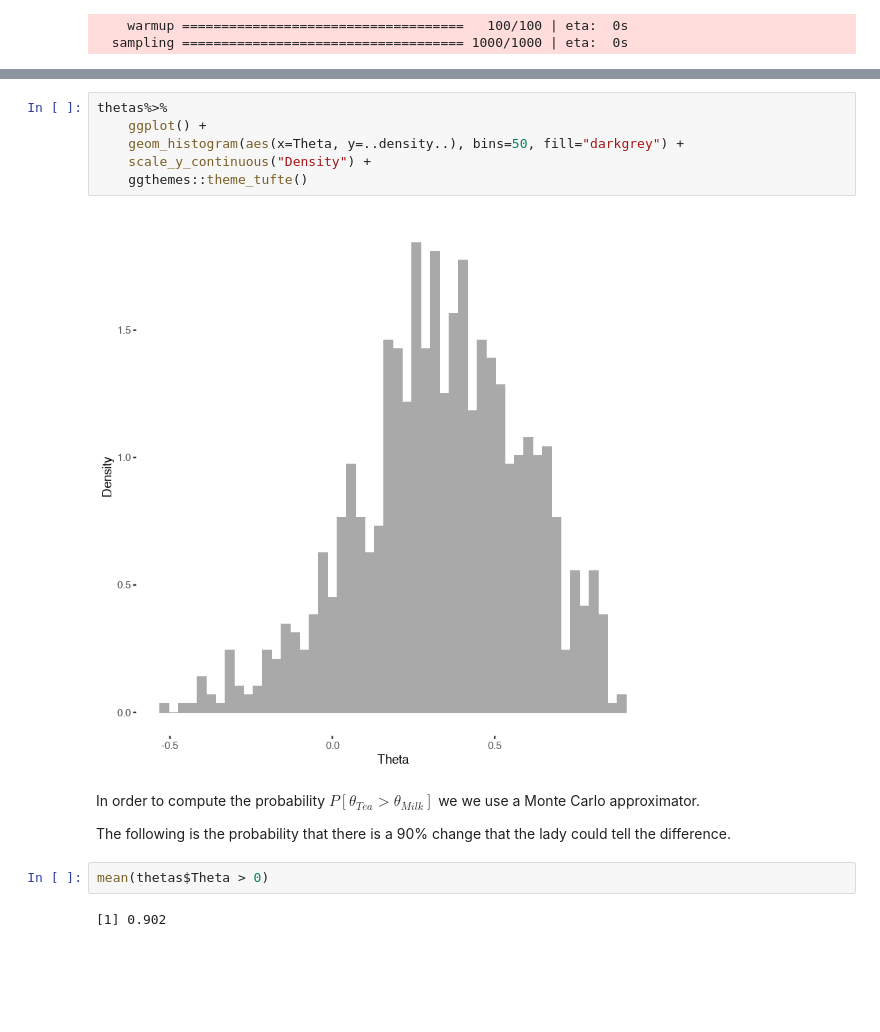
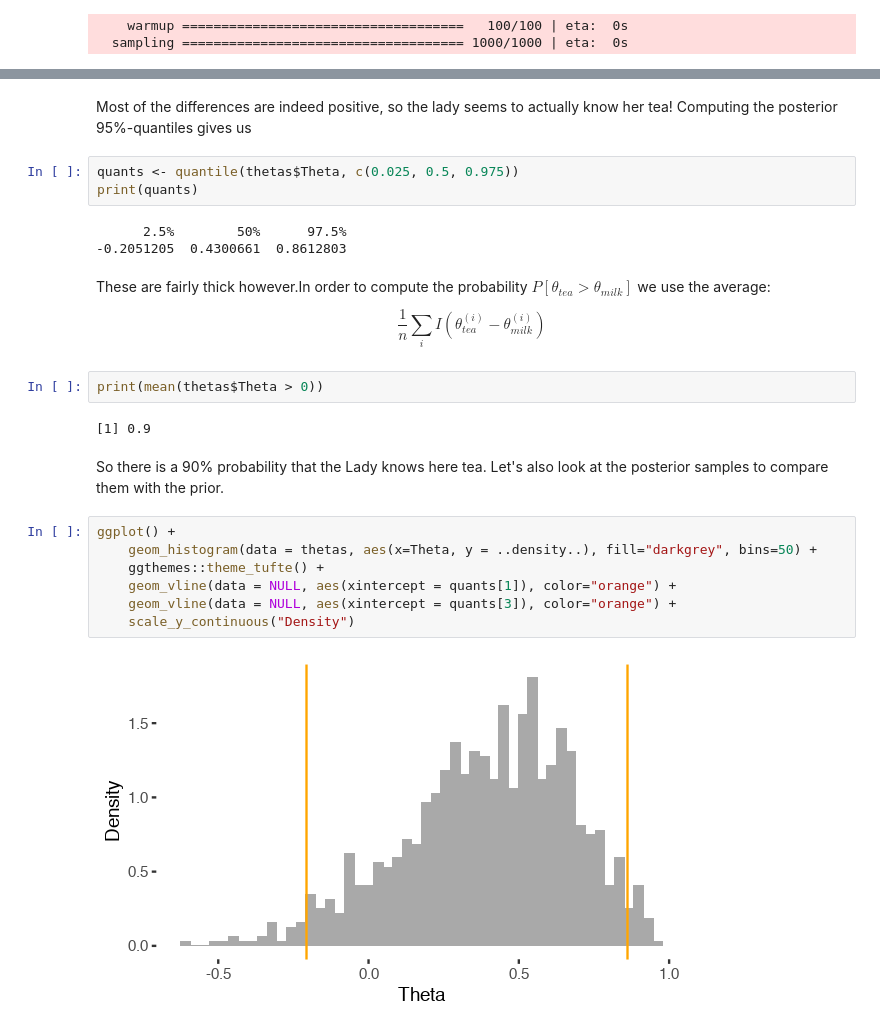
Before and after one commit to dirmeier/etudes, a Jupyter notebook: lady_tasting_tea.ipynb, the cells around one changed output, grey strips where cells are left out. Saved outputs shown, nothing was run; the diff lists cells and outputs as text; blank space fills up the shorter version.

```diff
--- a/lady_tasting_tea.ipynb
+++ b/lady_tasting_tea.ipynb
@@ -81,16 +115,29 @@ thetas%>%
-# %%
-thetas%>%
-    ggplot() +
-    geom_histogram(aes(x=Theta, y=..density..), bins=50, fill="darkgrey") +
-    scale_y_continuous("Density") +
-    ggthemes::theme_tufte()
-# %% [output]
-[figure, removed]
-# %% [markdown]
-In order to compute the probability $P[\theta_{Tea} > \theta_{Milk}]$ we we use a Monte Carlo approximator.
-
-The following is the probability that there is a 90% change that the lady could tell the difference.
+# %% [markdown]
+Most of the differences are indeed positive, so the lady seems to actually know her tea! Computing the posterior 95%-quantiles gives us
+# %%
+quants <- quantile(thetas$Theta, c(0.025, 0.5, 0.975))
+print(quants)
+# %% [output]
+      2.5%        50%      97.5%
+-0.2051205  0.4300661  0.8612803
+# %% [markdown]
+These are fairly thick however.In order to compute the probability $P[\theta_{tea} > \theta_{milk}]$ we use the average:
+
+$$
+\frac{1}{n} \sum_i I(\theta_{tea}^{(i)} - \theta_{milk}^{(i)})
+$$
 # %%
-mean(thetas$Theta > 0)
+print(mean(thetas$Theta > 0))
 # %% [output]
-[1] 0.902
+[1] 0.9
+# %% [markdown]
+So there is a 90% probability that the Lady knows here tea. Let's also look at the posterior samples to compare them with the prior.
+# %%
+ggplot() +
+    geom_histogram(data = thetas, aes(x=Theta, y = ..density..), fill="darkgrey", bins=50) +
+    ggthemes::theme_tufte() +
+    geom_vline(data = NULL, aes(xintercept = quants[1]), color="orange") +
+    geom_vline(data = NULL, aes(xintercept = quants[3]), color="orange") +
+    scale_y_continuous("Density")
+# %% [output]
+[figure, added]
```
Also changed, not shown: parts of 19 cells of this notebook, 2 other files.
